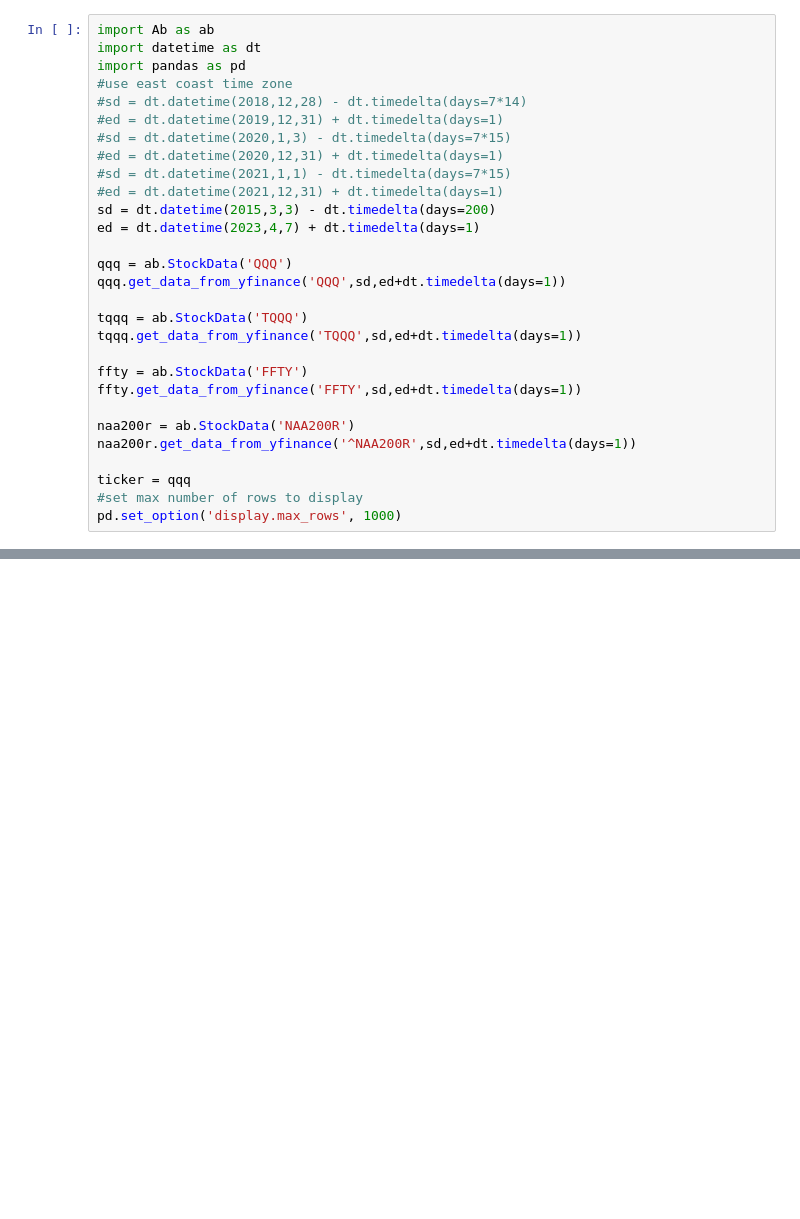
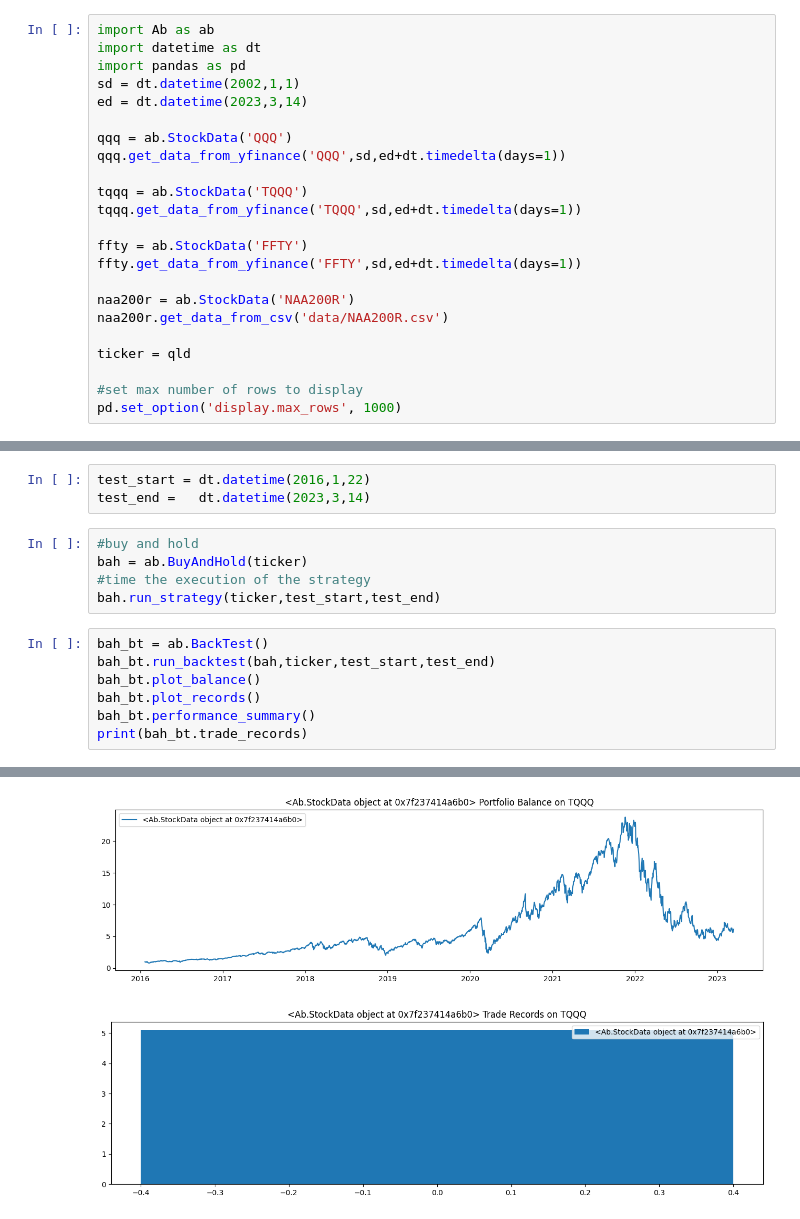
Before and after one commit to sylviawusyl/backtesting, a Jupyter notebook: fftynaa200r_stg.ipynb, the cells around one changed output, grey strips where cells are left out. Saved outputs shown, nothing was run; the diff lists cells and outputs as text; blank space fills up the shorter version.

```diff
--- a/fftynaa200r_stg.ipynb
+++ b/fftynaa200r_stg.ipynb
@@ -2,15 +2,8 @@
 import Ab as ab
 import datetime as dt
 import pandas as pd
-#use east coast time zone
-#sd = dt.datetime(2018,12,28) - dt.timedelta(days=7*14)
-#ed = dt.datetime(2019,12,31) + dt.timedelta(days=1)
-#sd = dt.datetime(2020,1,3) - dt.timedelta(days=7*15)
-#ed = dt.datetime(2020,12,31) + dt.timedelta(days=1)
-#sd = dt.datetime(2021,1,1) - dt.timedelta(days=7*15)
-#ed = dt.datetime(2021,12,31) + dt.timedelta(days=1)
-sd = dt.datetime(2015,3,3) - dt.timedelta(days=200)
-ed = dt.datetime(2023,4,7) + dt.timedelta(days=1)
+sd = dt.datetime(2002,1,1)
+ed = dt.datetime(2023,3,14)
 
 qqq = ab.StockData('QQQ')
 qqq.get_data_from_yfinance('QQQ',sd,ed+dt.timedelta(days=1))
@@ -22,9 +15,10 @@ ffty = ab.StockData('FFTY')
 ffty.get_data_from_yfinance('FFTY',sd,ed+dt.timedelta(days=1))
 
 naa200r = ab.StockData('NAA200R')
-naa200r.get_data_from_yfinance('^NAA200R',sd,ed+dt.timedelta(days=1))
+naa200r.get_data_from_csv('data/NAA200R.csv')
 
-ticker = qqq
+ticker = qld
+
 #set max number of rows to display
 pd.set_option('display.max_rows', 1000)
 # %% [output]
@@ -31,0 +28,16 @@ Error:
+# %%
+test_start = dt.datetime(2016,1,22)
+test_end =   dt.datetime(2023,3,14)
+# %%
+#buy and hold
+bah = ab.BuyAndHold(ticker)
+#time the execution of the strategy
+bah.run_strategy(ticker,test_start,test_end)
+# %%
+bah_bt = ab.BackTest()
+bah_bt.run_backtest(bah,ticker,test_start,test_end)
+bah_bt.plot_balance()
+bah_bt.plot_records()
+bah_bt.performance_summary()
+print(bah_bt.trade_records)
+# %% [output]
@@ -31,0 +61,2 @@ Error:
+[figure, added]
+[figure, added]
```
Also changed, not shown: parts of 4 cells of this notebook, 5 other files.
